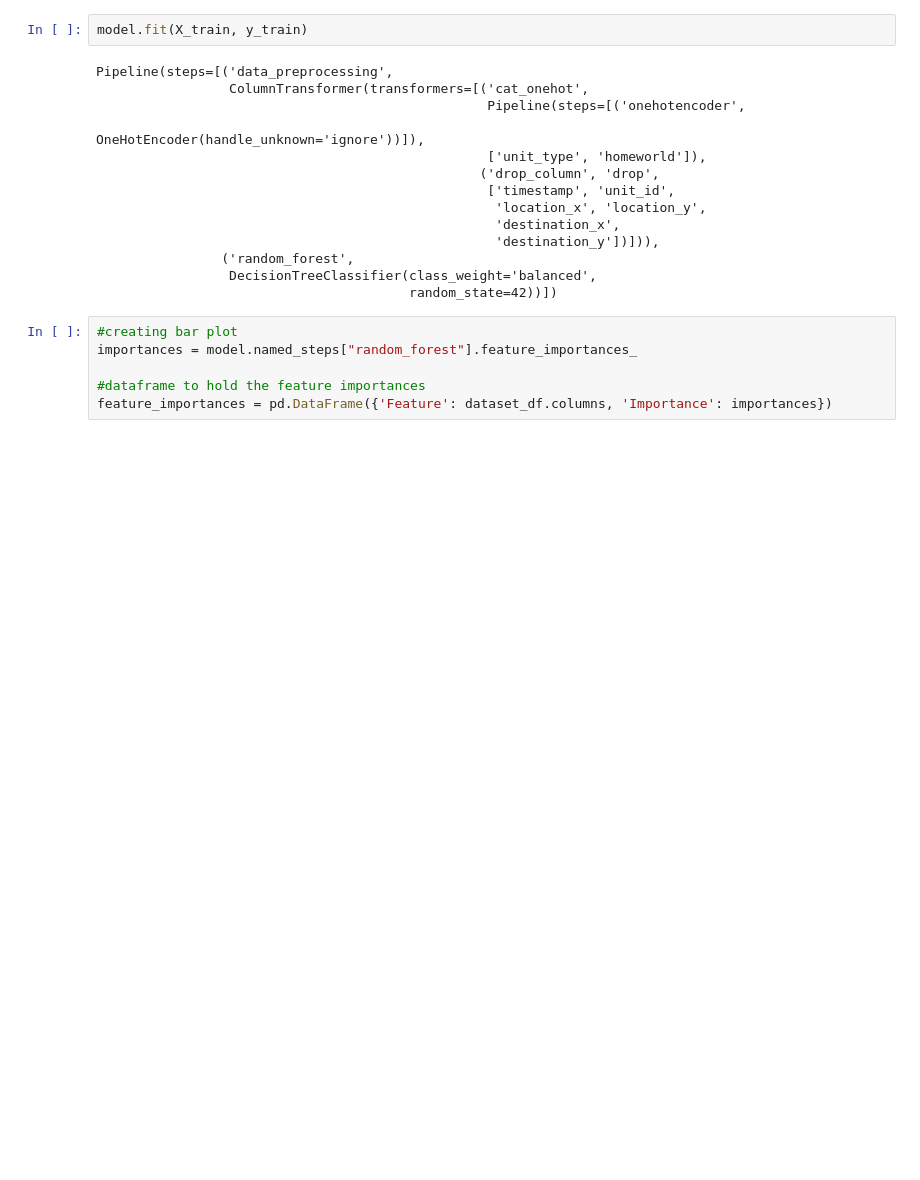
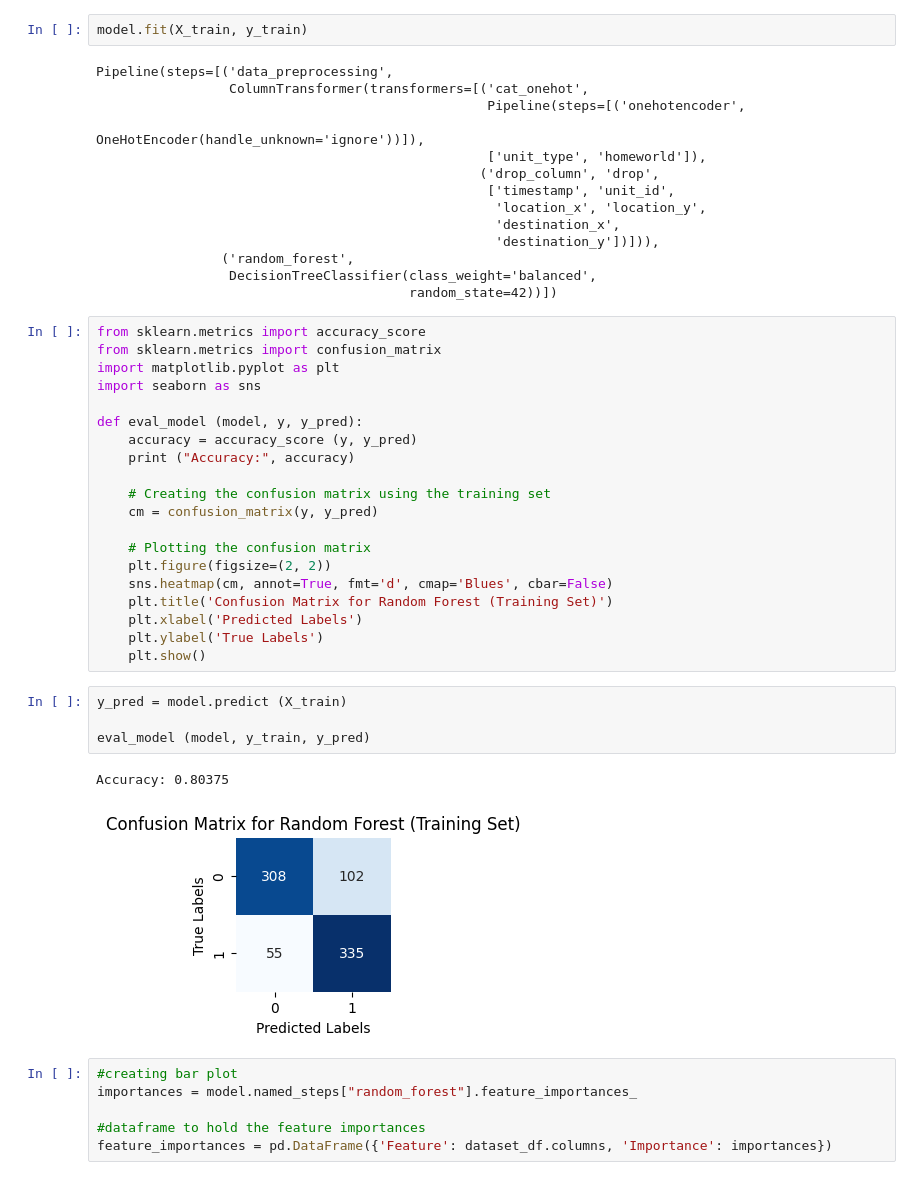
Before and after one commit to KINGTUT10101/EDPGuidedProject3, a Jupyter notebook: pandas_script.ipynb, the cells around one changed output. Cells and saved outputs as stored; diff of their text form; blank space fills up the shorter version.

```diff
--- a/pandas_script.ipynb
+++ b/pandas_script.ipynb
@@ -173,6 +172,33 @@ Pipeline(steps=[('data_preprocessing',
                 ('random_forest',
                  DecisionTreeClassifier(class_weight='balanced',
                                         random_state=42))])
+# %%
+from sklearn.metrics import accuracy_score
+from sklearn.metrics import confusion_matrix
+import matplotlib.pyplot as plt
+import seaborn as sns
+
+def eval_model (model, y, y_pred):
+    accuracy = accuracy_score (y, y_pred)
+    print ("Accuracy:", accuracy)
+
+    # Creating the confusion matrix using the training set
+    cm = confusion_matrix(y, y_pred)
+
+    # Plotting the confusion matrix
+    plt.figure(figsize=(2, 2))
+    sns.heatmap(cm, annot=True, fmt='d', cmap='Blues', cbar=False)
+    plt.title('Confusion Matrix for Random Forest (Training Set)')
+    plt.xlabel('Predicted Labels')
+    plt.ylabel('True Labels')
+    plt.show()
+# %%
+y_pred = model.predict (X_train)
+
+eval_model (model, y_train, y_pred)
+# %% [output]
+Accuracy: 0.80375
+[figure, added]
 # %%
 #creating bar plot
 importances = model.named_steps["random_forest"].feature_importances_
```
Also changed, not shown: parts of 5 cells of this notebook, 1 other file.
